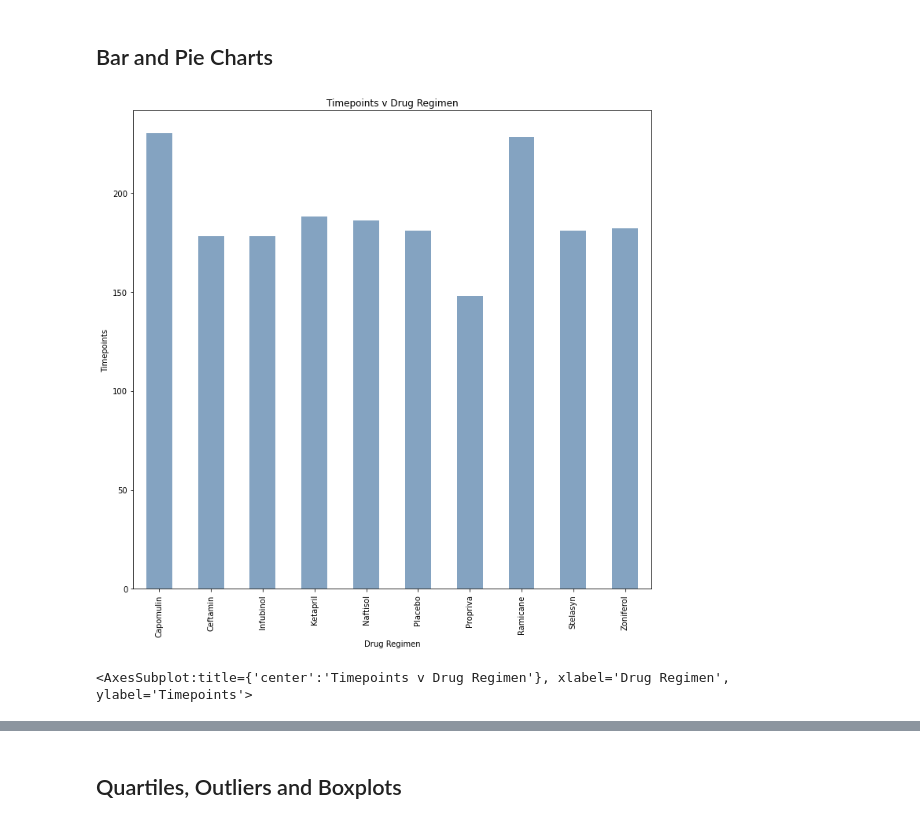
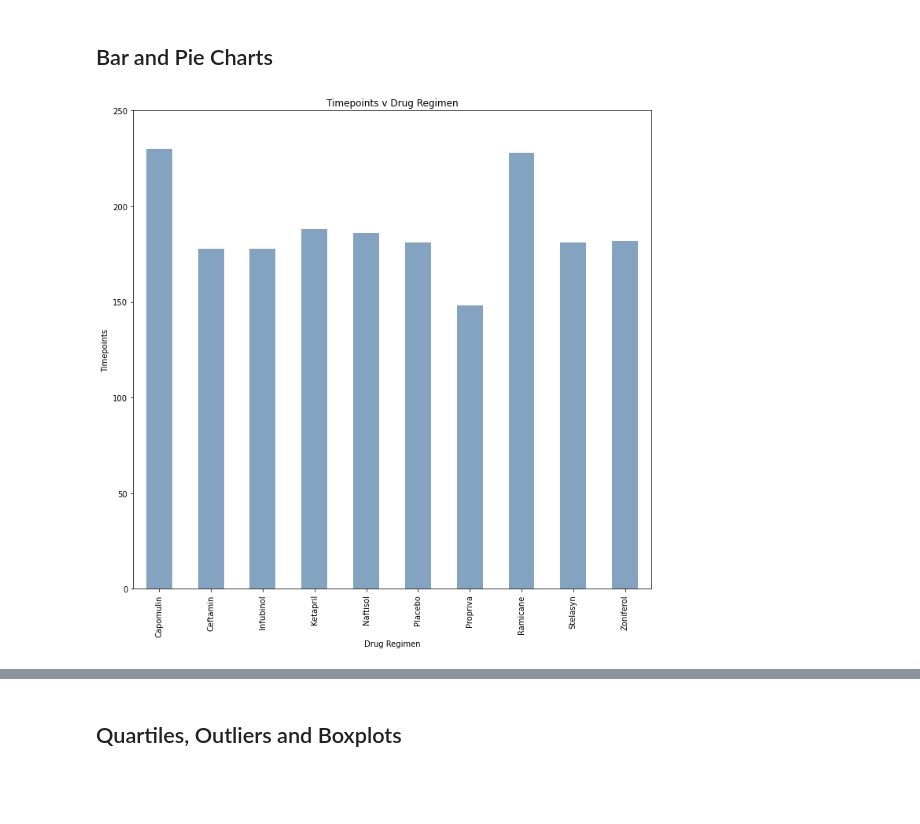
Before and after one commit to vyshnalluri/Matplotlib_Homework, a Jupyter notebook: Pymaceuticals/pymaceuticals_starter.ipynb, the cells around one changed output, grey strips where cells are left out. Saved outputs shown, nothing was run; the diff lists cells and outputs as text; code cells hidden in the pictures; blank space fills up the shorter version.

```diff
--- a/Pymaceuticals/pymaceuticals_starter.ipynb
+++ b/Pymaceuticals/pymaceuticals_starter.ipynb
@@ -139,18 +160,17 @@ cleaned_data_agg
 # %%
 # Generate a bar plot showing the total number of timepoints for all mice tested for each drug regimen using Pandas.
 
 mice_bar = cleaned_data.groupby(["Drug Regimen"]).count()["Timepoint"]
 pandas_bar_plot = mice_bar.plot.bar(figsize=(10,10), color=(0.2, 0.4, 0.6, 0.6))
 pandas_bar_plot
 plt.xlabel("Drug Regimen")
 plt.ylabel("Timepoints")
 plt.title("Timepoints v Drug Regimen")
 plt.tight_layout()
+plt.ylim(0,250)
 plt.show()
-pandas_bar_plot
 # %% [output]
-[figure, old version]
+[figure, new version]
-<AxesSubplot:title={'center':'Timepoints v Drug Regimen'}, xlabel='Drug Regimen', ylabel='Timepoints'>
 # %%
 # Generate a bar plot showing the total number of timepoints for all mice tested for each drug regimen using pyplot.
 
```
Also changed, not shown: parts of 13 cells of this notebook.
